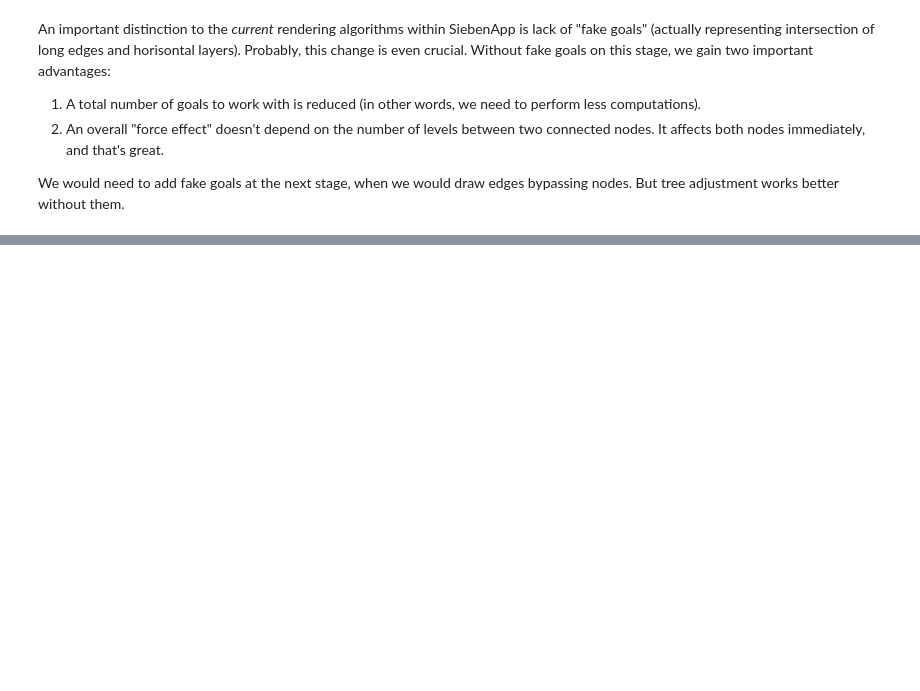
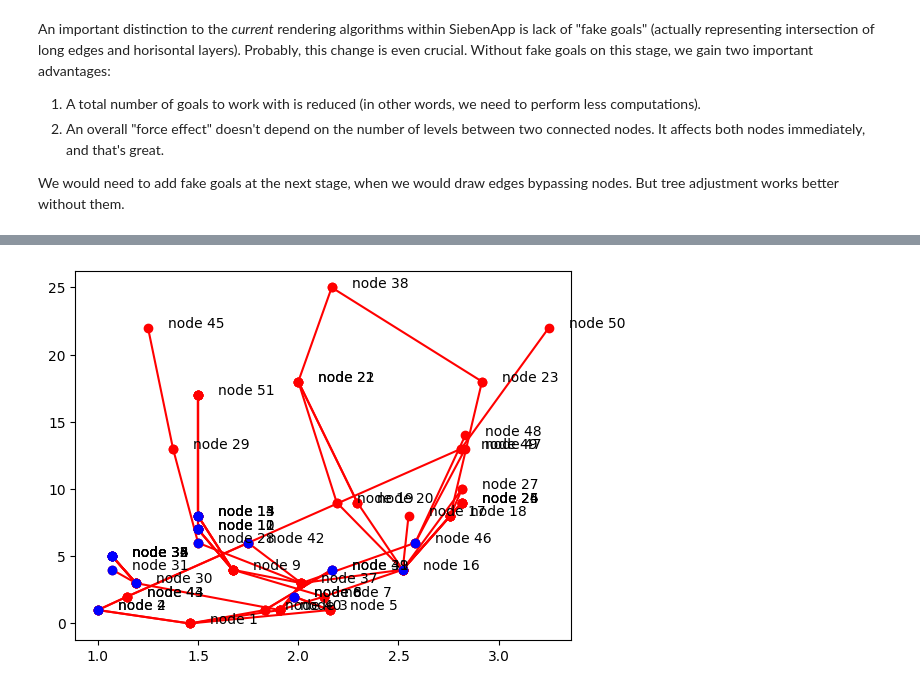
Before and after one commit to ahitrin/SiebenApp-render-playground, a Jupyter notebook: notebooks/sieben-render.ipynb, the cells around one changed output, grey strips where cells are left out. Saved outputs shown, nothing was run; the diff lists cells and outputs as text; code cells hidden in the pictures; blank space fills up the shorter version.

```diff
--- a/notebooks/sieben-render.ipynb
+++ b/notebooks/sieben-render.ipynb
@@ -451,0 +479,5 @@ We would need to add fake goals at the next stage, when we would draw edges bypa
+# %%
+rrr3 = adjust_horisontal(rrr2, 0.5)
+draw1(rrr3)
+# %% [output]
+[figure, added]
```
Also changed, not shown: parts of 13 cells of this notebook.
